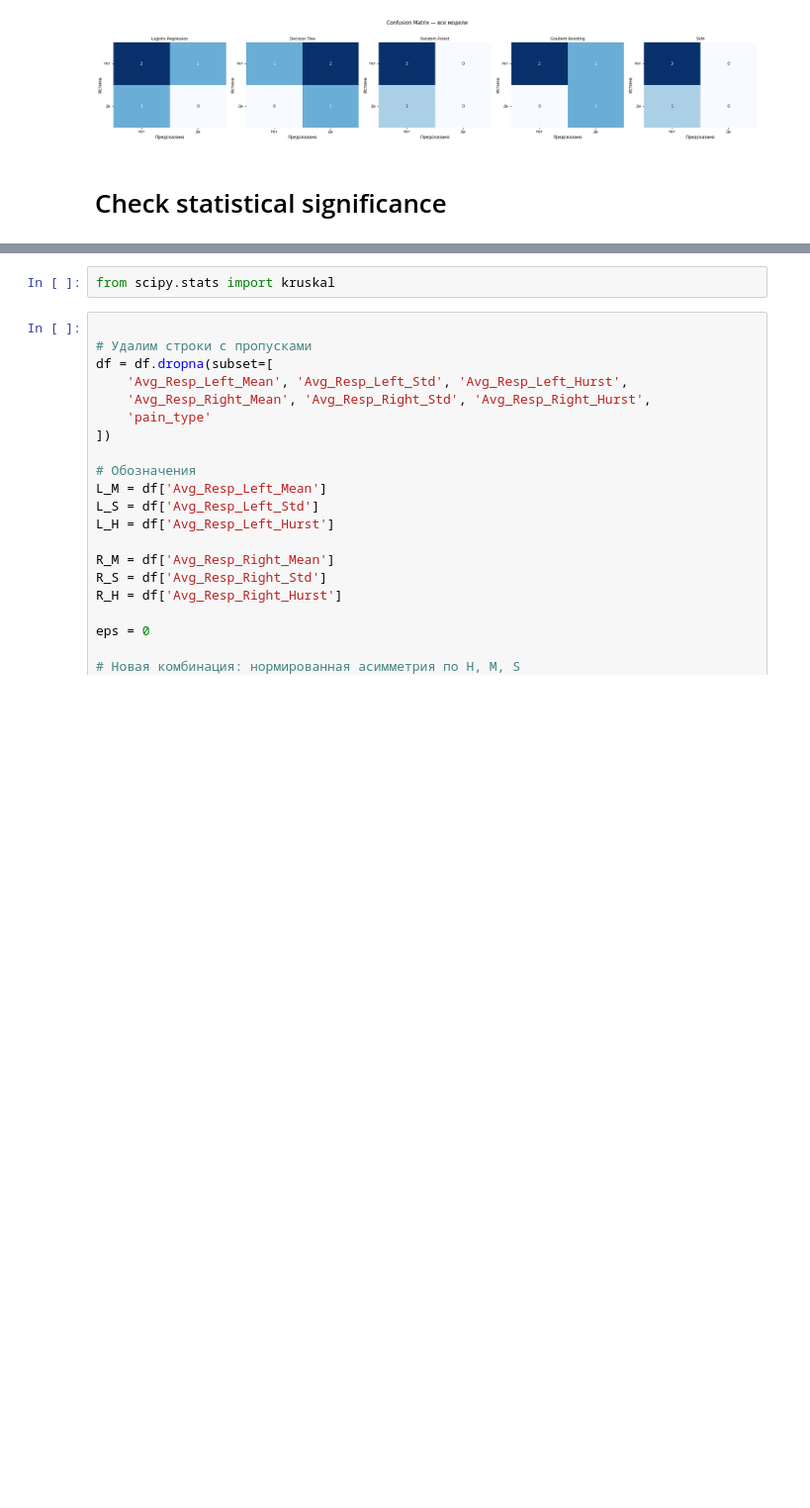
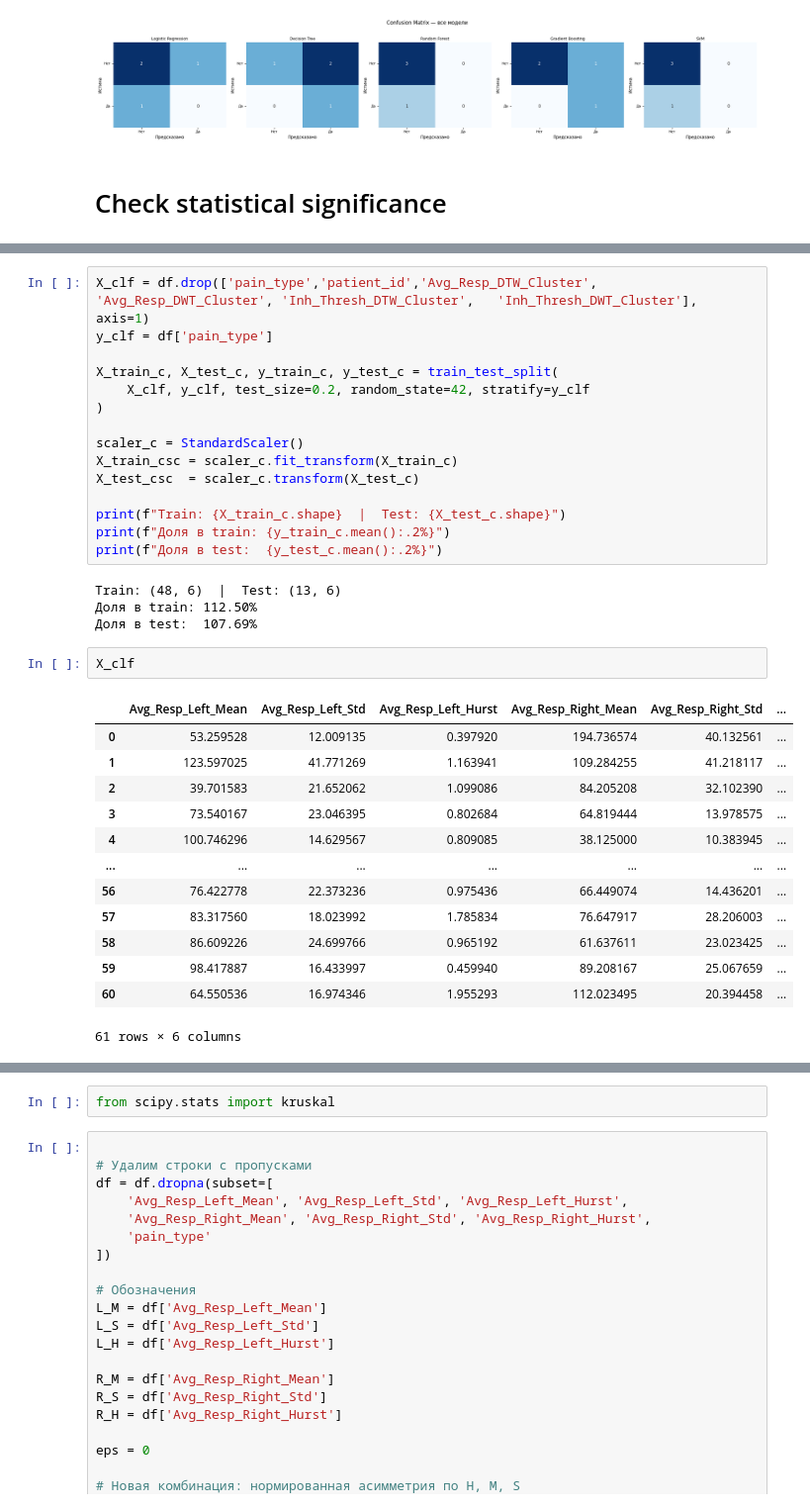
Before and after one commit to TAUforPython/TMS-pain-analysis, a Jupyter notebook: ML_TMS_pain_analysis.ipynb, the cells around one changed output, grey strips where cells are left out. Shown at 99% size. Saved outputs shown, nothing was run; the diff lists cells and outputs as text; blank space fills up the shorter version.

```diff
--- a/ML_TMS_pain_analysis.ipynb
+++ b/ML_TMS_pain_analysis.ipynb
@@ -853,3 +940,38 @@ df.head(5)
 | 2 | patient_ 3n | 39.701583 | 21.652062 | 1.099086 | 84.205208 | ... |
 | 3 | patient_ 4n | 73.540167 | 23.046395 | 0.802684 | 64.819444 | ... |
 | 4 | patient_ 5n | 100.746296 | 14.629567 | 0.809085 | 38.125000 | ... |
+# %%
+X_clf = df.drop(['pain_type','patient_id','Avg_Resp_DTW_Cluster',	'Avg_Resp_DWT_Cluster',	'Inh_Thresh_DTW_Cluster',	'Inh_Thresh_DWT_Cluster'], axis=1)
+y_clf = df['pain_type']
+
+X_train_c, X_test_c, y_train_c, y_test_c = train_test_split(
+    X_clf, y_clf, test_size=0.2, random_state=42, stratify=y_clf
+)
+
+scaler_c = StandardScaler()
+X_train_csc = scaler_c.fit_transform(X_train_c)
+X_test_csc  = scaler_c.transform(X_test_c)
+
+print(f"Train: {X_train_c.shape}  |  Test: {X_test_c.shape}")
+print(f"Доля в train: {y_train_c.mean():.2%}")
+print(f"Доля в test:  {y_test_c.mean():.2%}")
+# %% [output]
+Train: (48, 6)  |  Test: (13, 6)
+Доля в train: 112.50%
+Доля в test:  107.69%
+# %%
+X_clf
+# %% [output]
+|  | Avg_Resp_Left_Mean | Avg_Resp_Left_Std | Avg_Resp_Left_Hurst | Avg_Resp_Right_Mean | Avg_Resp_Right_Std | ... |
+| 0 | 53.259528 | 12.009135 | 0.397920 | 194.736574 | 40.132561 | ... |
+| 1 | 123.597025 | 41.771269 | 1.163941 | 109.284255 | 41.218117 | ... |
+| 2 | 39.701583 | 21.652062 | 1.099086 | 84.205208 | 32.102390 | ... |
+| 3 | 73.540167 | 23.046395 | 0.802684 | 64.819444 | 13.978575 | ... |
+| 4 | 100.746296 | 14.629567 | 0.809085 | 38.125000 | 10.383945 | ... |
+| ... | ... | ... | ... | ... | ... | ... |
+| 56 | 76.422778 | 22.373236 | 0.975436 | 66.449074 | 14.436201 | ... |
+| 57 | 83.317560 | 18.023992 | 1.785834 | 76.647917 | 28.206003 | ... |
+| 58 | 86.609226 | 24.699766 | 0.965192 | 61.637611 | 23.023425 | ... |
+| 59 | 98.417887 | 16.433997 | 0.459940 | 89.208167 | 25.067659 | ... |
+| 60 | 64.550536 | 16.974346 | 1.955293 | 112.023495 | 20.394458 | ... |
+61 rows × 6 columns
```
Also changed, not shown: parts of 21 cells of this notebook.
